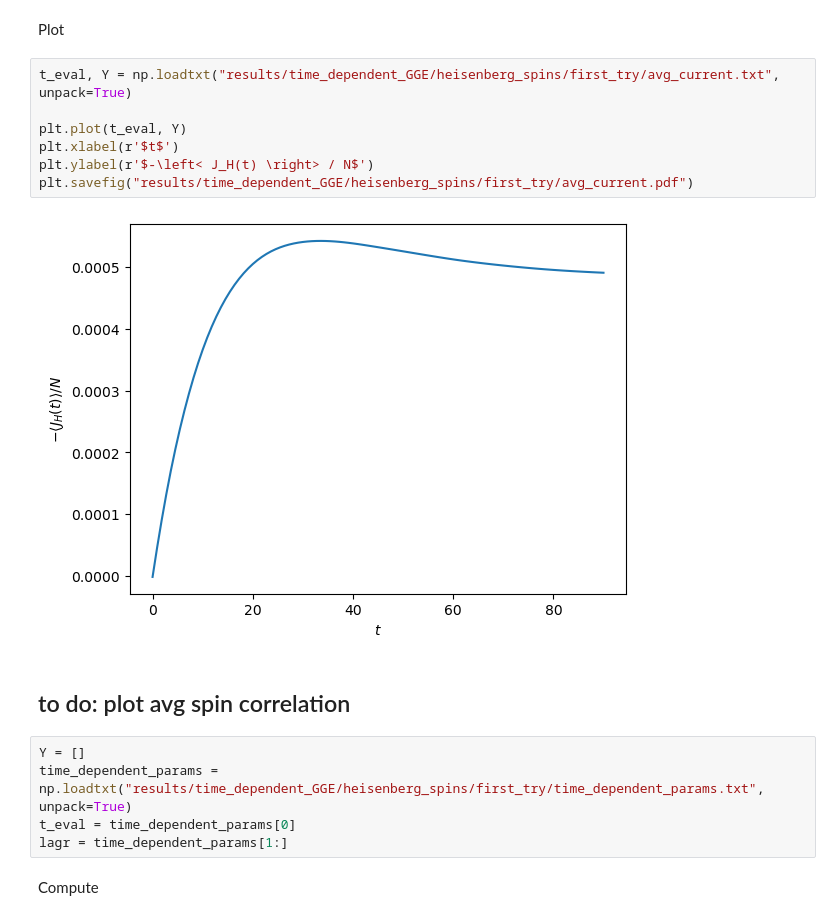
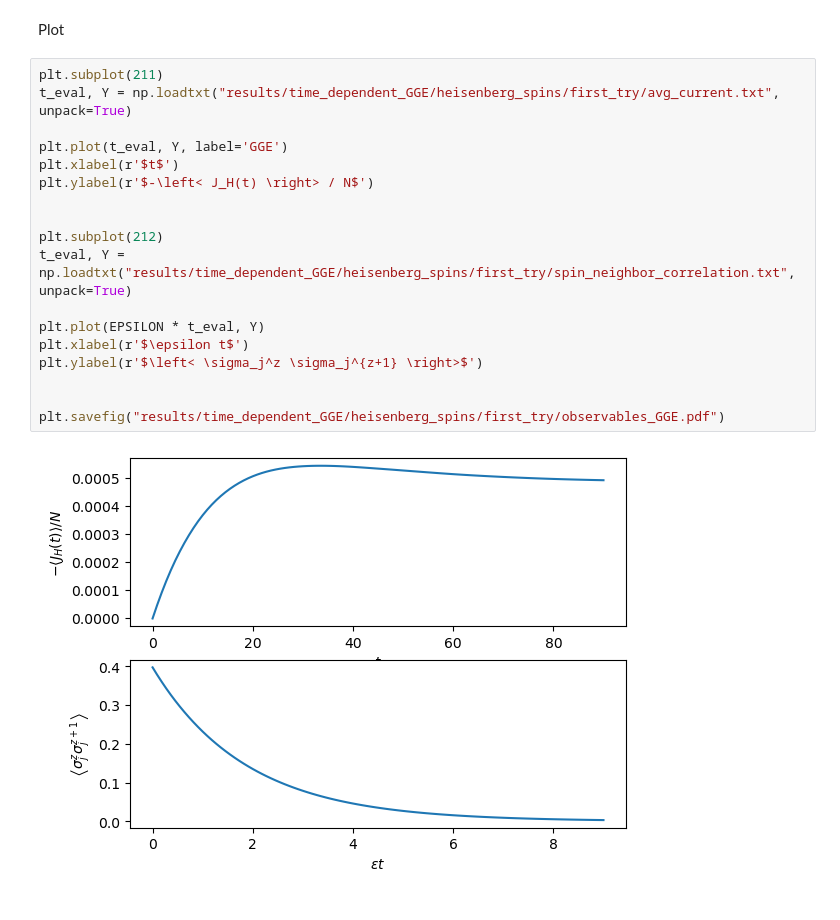
Before and after one commit to 1nthony/tp_4, a Jupyter notebook: time_dependent_GGE.ipynb, the cells around one changed output. Drawn from its saved outputs; the diff is of its cells as text.

Commit message:
exact time evolution + neighbor spin correlation + comparison

```diff
--- a/time_dependent_GGE.ipynb
+++ b/time_dependent_GGE.ipynb
@@ -807,20 +1013,22 @@ np.savetxt("results/time_dependent_GGE/heisenberg_spins/first_try/avg_current.tx
 # %% [markdown]
 Plot
 # %%
+plt.subplot(211)
 t_eval, Y = np.loadtxt("results/time_dependent_GGE/heisenberg_spins/first_try/avg_current.txt", unpack=True)
 
-plt.plot(t_eval, Y)
+plt.plot(t_eval, Y, label='GGE')
 plt.xlabel(r'$t$')
 plt.ylabel(r'$-\left< J_H(t) \right> / N$')
-plt.savefig("results/time_dependent_GGE/heisenberg_spins/first_try/avg_current.pdf")
+
+
+plt.subplot(212)
+t_eval, Y = np.loadtxt("results/time_dependent_GGE/heisenberg_spins/first_try/spin_neighbor_correlation.txt", unpack=True)
+
+plt.plot(EPSILON * t_eval, Y)
+plt.xlabel(r'$\epsilon t$')
+plt.ylabel(r'$\left< \sigma_j^z \sigma_j^{z+1} \right>$')
+
+
+plt.savefig("results/time_dependent_GGE/heisenberg_spins/first_try/observables_GGE.pdf")
 # %% [output]
-[figure, old version]
+[figure, new version]
-# %% [markdown]
-## to do: plot avg spin correlation
-# %%
-Y = []
-time_dependent_params = np.loadtxt("results/time_dependent_GGE/heisenberg_spins/first_try/time_dependent_params.txt", unpack=True)
-t_eval = time_dependent_params[0]
-lagr = time_dependent_params[1:]
-# %% [markdown]
-Compute
```
Also changed, not shown: parts of 37 cells of this notebook.
